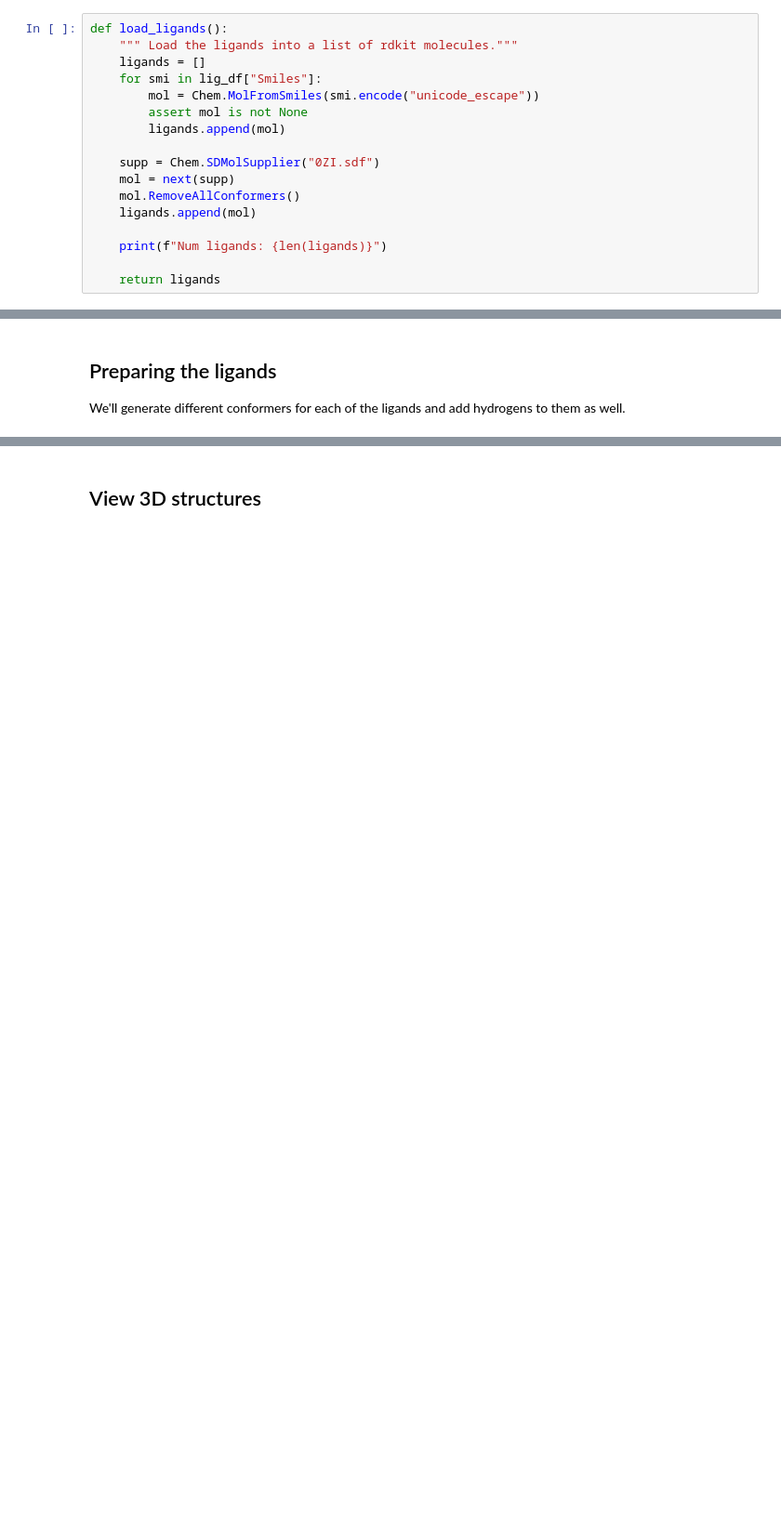
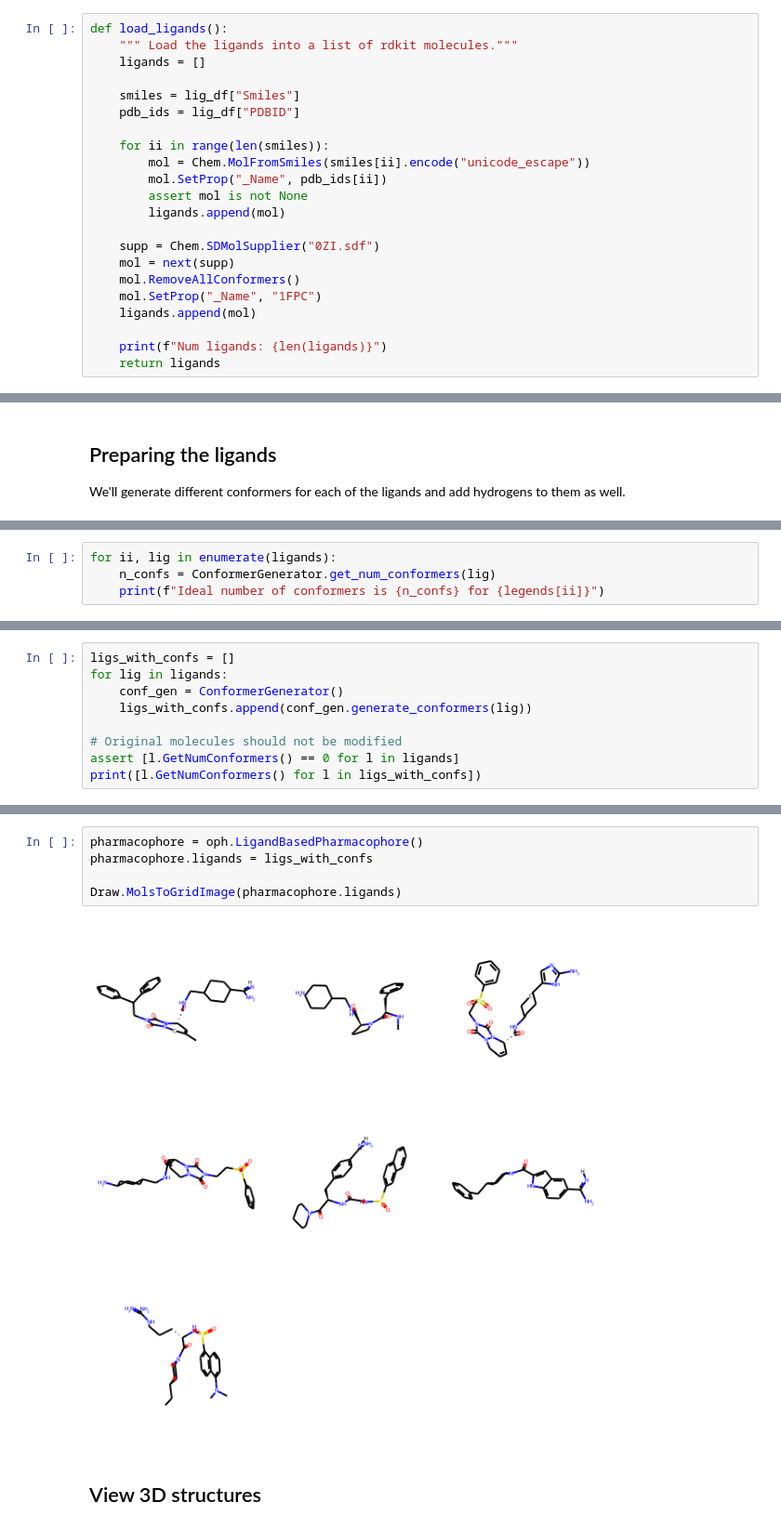
Before and after one commit to uibcdf/OpenPharmacophore-Tools, a Jupyter notebook: notebooks/ligand_based/thrombin/thrombin.ipynb, the cells around one changed output, grey strips where cells are left out. Shown at 93% size. Saved outputs shown, nothing was run; the diff lists cells and outputs as text; blank space fills up the shorter version.

Commit message:
Pharmacophore for thrombin ligands in progress...

```diff
--- a/notebooks/ligand_based/thrombin/thrombin.ipynb
+++ b/notebooks/ligand_based/thrombin/thrombin.ipynb
@@ -30,18 +33,23 @@ lig_df
 def load_ligands():
     """ Load the ligands into a list of rdkit molecules."""
     ligands = []
-    for smi in lig_df["Smiles"]:
-        mol = Chem.MolFromSmiles(smi.encode("unicode_escape"))
+
+    smiles = lig_df["Smiles"]
+    pdb_ids = lig_df["PDBID"]
+
+    for ii in range(len(smiles)):
+        mol = Chem.MolFromSmiles(smiles[ii].encode("unicode_escape"))
+        mol.SetProp("_Name", pdb_ids[ii])
         assert mol is not None
         ligands.append(mol)
 
     supp = Chem.SDMolSupplier("0ZI.sdf")
     mol = next(supp)
     mol.RemoveAllConformers()
+    mol.SetProp("_Name", "1FPC")
     ligands.append(mol)
 
     print(f"Num ligands: {len(ligands)}")
-
     return ligands
 # %%
 ligands = load_ligands()
@@ -69,0 +70,4 @@ pharmacophore.generate_conformers(ligands="all", n_confs=10)
+# %%
+for ii, lig in enumerate(ligands):
+    n_confs = ConformerGenerator.get_num_conformers(lig)
+    print(f"Ideal number of conformers is {n_confs} for {legends[ii]}")
@@ -69,0 +82,9 @@ pharmacophore.generate_conformers(ligands="all", n_confs=10)
+# %%
+ligs_with_confs = []
+for lig in ligands:
+    conf_gen = ConformerGenerator()
+    ligs_with_confs.append(conf_gen.generate_conformers(lig))
+
+# Original molecules should not be modified
+assert [l.GetNumConformers() == 0 for l in ligands]
+print([l.GetNumConformers() for l in ligs_with_confs])
@@ -70,3 +93,10 @@ pharmacophore.generate_conformers(ligands="all", n_confs=10)
+# %%
+pharmacophore = oph.LigandBasedPharmacophore()
+pharmacophore.ligands = ligs_with_confs
+
+Draw.MolsToGridImage(pharmacophore.ligands)
+# %% [output]
+[figure, added]
 # %% [markdown]
 ## View 3D structures
 # %%
```
Also changed, not shown: parts of 19 cells of this notebook.
